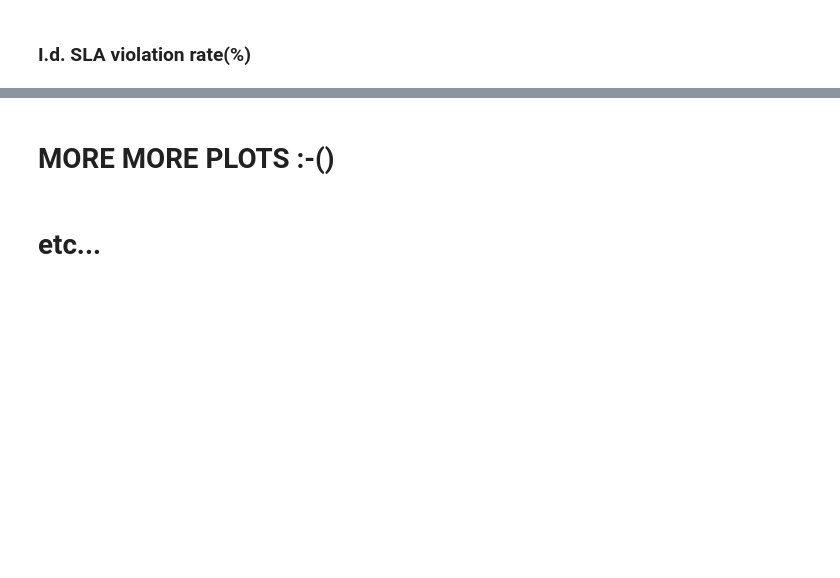
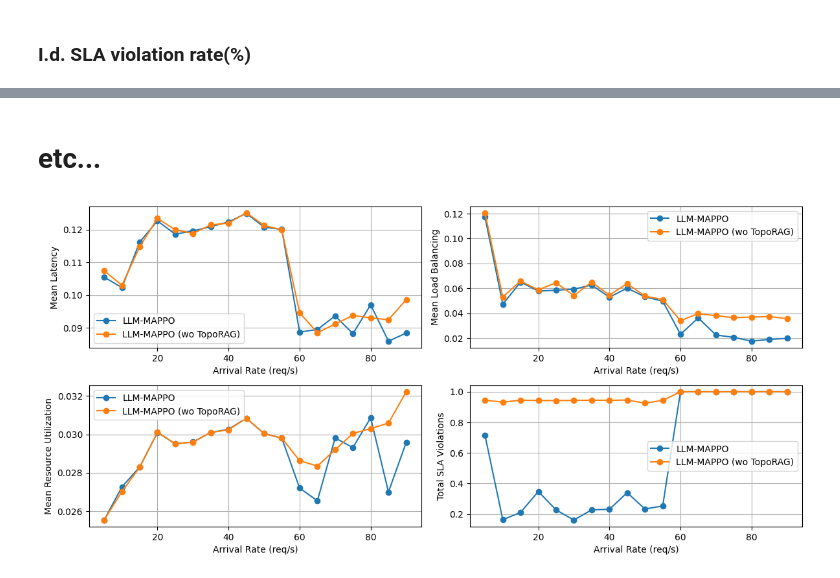
Before and after one commit to 6grc-svc-orch/toporag, a Jupyter notebook: plot.ipynb, the cells around one changed output, grey strips where cells are left out. Saved outputs shown, nothing was run; the diff lists cells and outputs as text; code cells hidden in the pictures; blank space fills up the shorter version.

```diff
--- a/plot.ipynb
+++ b/plot.ipynb
@@ -112,8 +107,0 @@ r[r['reward'] < 1].groupby('episode_').size().plot()
-# %%
-# 15req/episode [completed]
-# 20req/episode [running] => https://wandb.ai/my-ku-org/placemeent/runs/co86fi0p
-# 25req/episode [running] => https://wandb.ai/my-ku-org/placemeent/runs/pj35pjnu
-# 30req/episode [running] => https://wandb.ai/my-ku-org/placemeent/runs/5ybrb5w8
-# 35req/episode [not yet scheduled]
-
-arrival_rates = [15, 20, 25, 30, 35]
@@ -152,5 +108,3 @@ llm_mappo = [0.0, 0.0, 0.0, 0.0, 0.0]
-# %% [markdown]
-# MORE MORE PLOTS :-()
 # %% [markdown]
 # etc...
 # %%
@@ -204,6 +178,19 @@ def plot_metrics(arrival_rates, metrics, slas):
     slas1 = slas[1]
     slas = slas[0]
 
+    np.save("o/arrival.npy", {
+        "arrival_rates": arrival_rates,
+        "arrival_rates1": arrival_rates1,
+        "latency_wz_toporag": m_l,
+        "latency_wo_toporag": m_l1,
+        "lb_wz_toporag": m_lb,
+        "lb_wo_toporag": m_lb1,
+        "ru_wz_toporag": m_ru,
+        "ru_wo_toporag": m_ru1,
+        "slas_wz_toporag": slas,
+        "slas_wo_toporag": slas1
+        }, allow_pickle=True)
+
 
     plt.figure(figsize=(12, 8))
 
@@ -211,7 +198,7 @@ def plot_metrics(arrival_rates, metrics, slas):
     plt.subplot(3, 2, 1)
     plt.plot(arrival_rates, m_l, marker='o', label='LLM-MAPPO')
     plt.plot(arrival_rates1, m_l1, marker='o', label='LLM-MAPPO (wo TopoRAG)')
-    plt.xlabel('Arrival Rate (req/episode)')
+    plt.xlabel('Arrival Rate (req/s)')
     plt.ylabel('Mean Latency')
     plt.grid()
     plt.legend()
@@ -220,7 +207,7 @@ def plot_metrics(arrival_rates, metrics, slas):
     plt.subplot(3, 2, 2)
     plt.plot(arrival_rates, m_lb, marker='o', label='LLM-MAPPO')
     plt.plot(arrival_rates1, m_lb1, marker='o', label='LLM-MAPPO (wo TopoRAG)')
-    plt.xlabel('Arrival Rate (req/episode)')
+    plt.xlabel('Arrival Rate (req/s)')
     plt.ylabel('Mean Load Balancing')
     plt.grid()
     plt.legend()
@@ -229,7 +216,7 @@ def plot_metrics(arrival_rates, metrics, slas):
     plt.subplot(3, 2, 3)
     plt.plot(arrival_rates, m_ru, marker='o', label='LLM-MAPPO')
     plt.plot(arrival_rates1, m_ru1, marker='o', label='LLM-MAPPO (wo TopoRAG)')
-    plt.xlabel('Arrival Rate (req/episode)')
+    plt.xlabel('Arrival Rate (req/s)')
     plt.ylabel('Mean Resource Utilization')
     plt.grid()
     plt.legend()
@@ -239,7 +226,7 @@ def plot_metrics(arrival_rates, metrics, slas):
     plt.subplot(3, 2, 4)
     plt.plot(arrival_rates, slas, marker='o', label='LLM-MAPPO')
     plt.plot(arrival_rates1, slas1, marker='o', label='LLM-MAPPO (wo TopoRAG)')
-    plt.xlabel('Arrival Rate (req/episode)')
+    plt.xlabel('Arrival Rate (req/s)')
     plt.ylabel('Total SLA Violations')
     plt.grid()
     plt.legend()
@@ -250,8 +313,10 @@ def plot_metrics(arrival_rates, metrics, slas):
 # %%
 summaries = load_summary_files(directory="out", run_name="0729_085632")
 metrics, slas, arrival_rates = extract_metrics(summaries)
 
-summaries = load_summary_files(directory="out-nollm", run_name="0729_085632")
+summaries = load_summary_files(directory="out-notoporag", run_name="0729_085632")
 metrics1, slas1, arrival_rates1 = extract_metrics(summaries)
 
 plot_metrics([arrival_rates, arrival_rates1], [metrics, metrics1], [slas, slas1])
+# %% [output]
+[figure, added]
```
Also changed, not shown: parts of 21 cells of this notebook, 5 other files.
